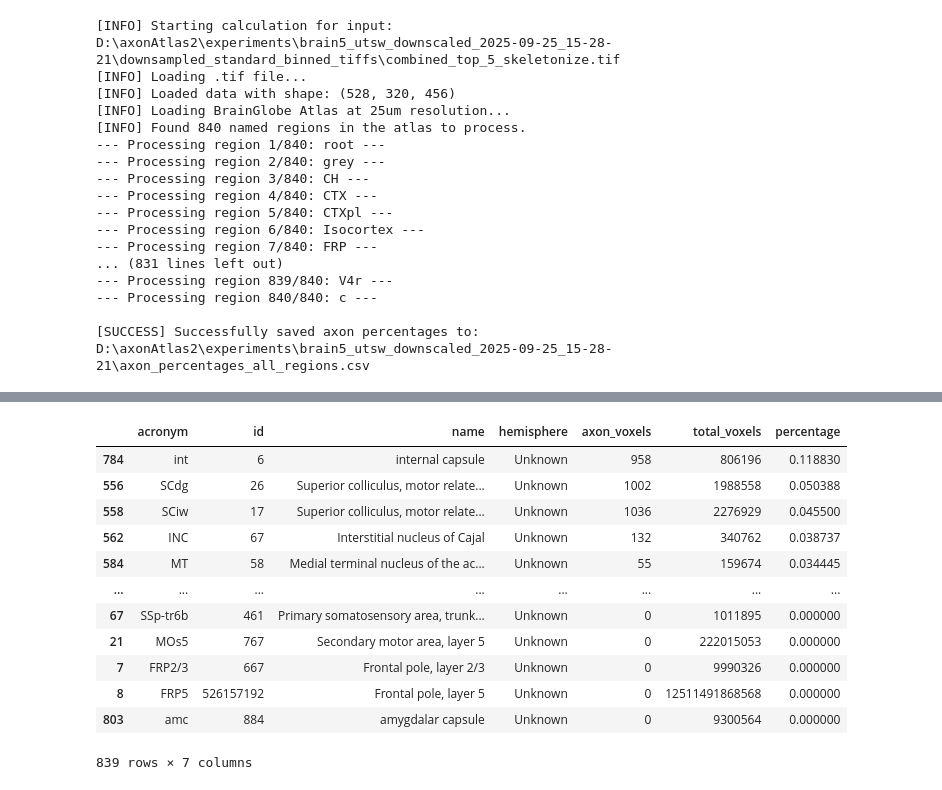
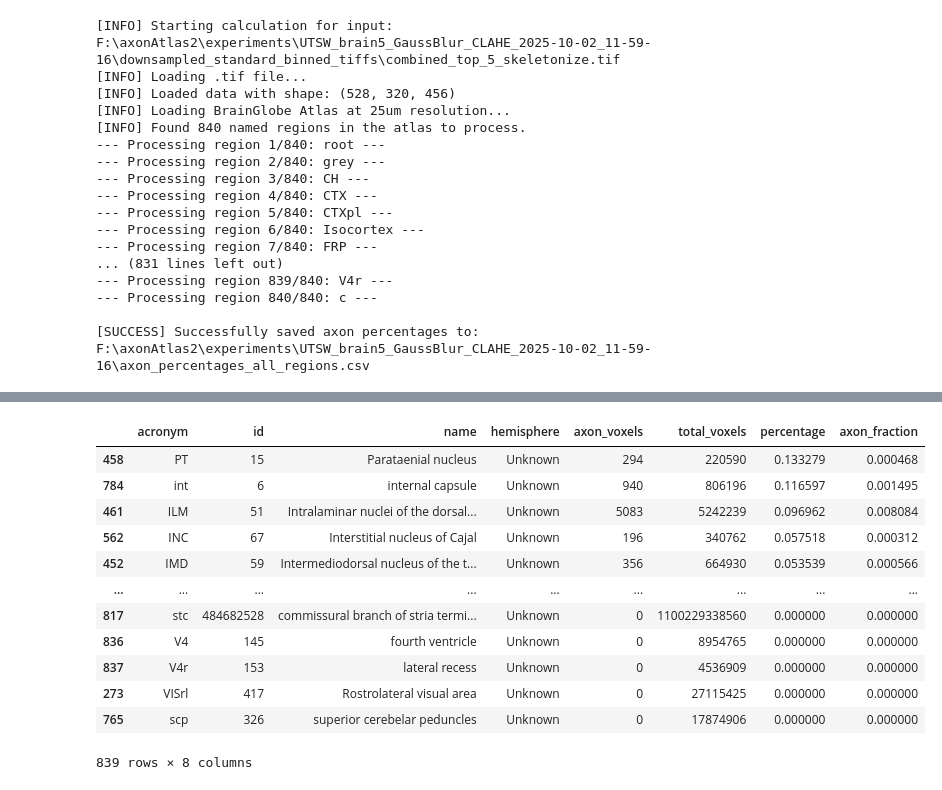
Before and after one commit to c3rry/axonAtlas2, a Jupyter notebook: axonAtlas2_quantification.ipynb, the cells around one changed output, grey strips where cells are left out. Saved outputs shown, nothing was run; the diff lists cells and outputs as text; code cells hidden in the pictures.

```diff
--- a/axonAtlas2_quantification.ipynb
+++ b/axonAtlas2_quantification.ipynb
@@ -1,8 +1,9 @@
 # %%
-from quantification import calculate_axon_percentage, plot_top_regions, axonDict, volumeExtract, bg_heatmap, calculate_hemisphere_axon_percentage, bg_heatmap_slices
-exp_path = r"D:\axonAtlas2\experiments\brain5_utsw_downscaled_2025-09-25_15-28-21"
+!pip install scikit-learn scipy
+from quantification import *
+exp_path = r"F:\axonAtlas2\experiments\UTSW_brain5_GaussBlur_CLAHE_2025-10-02_11-59-16"
 #volume = volumeExtract(exp_path, mode="skeletonize")
-volume = r"D:\axonAtlas2\experiments\brain5_utsw_downscaled_2025-09-25_15-28-21\downsampled_standard_binned_tiffs\combined_top_5_skeletonize.tif"
+volume = r"F:\axonAtlas2\experiments\UTSW_brain5_GaussBlur_CLAHE_2025-10-02_11-59-16\downsampled_standard_binned_tiffs\combined_top_5_skeletonize.tif"
 print(volume)
 import pandas as pd
 # %% [output]
@@ -10,43 +16,43 @@ ImportError: cannot import name 'bg_heatmap_slices' from 'quantification' (d:\ax
 # %%
 df = calculate_axon_percentage(
     input_volume=volume,
-    temp_dir=r"D:\axonAtlas2\experiments\beta_2025-09-10_14-45-50\tmp",
+    temp_dir=r"D:\axonAtlas2\tmp",
     voxel_size=25,
     output_dir = exp_path
 )
 df
 # %% [output]
-[INFO] Starting calculation for input: D:\axonAtlas2\experiments\brain5_utsw_downscaled_2025-09-25_15-28-21\downsampled_standard_binned_tiffs\combined_top_5_skeletonize.tif
+[INFO] Starting calculation for input: F:\axonAtlas2\experiments\UTSW_brain5_GaussBlur_CLAHE_2025-10-02_11-59-16\downsampled_standard_binned_tiffs\combined_top_5_skeletonize.tif
 [INFO] Loading .tif file...
 [INFO] Loaded data with shape: (528, 320, 456)
 [INFO] Loading BrainGlobe Atlas at 25um resolution...
 [INFO] Found 840 named regions in the atlas to process.
 --- Processing region 1/840: root ---
 --- Processing region 2/840: grey ---
 --- Processing region 3/840: CH ---
 --- Processing region 4/840: CTX ---
 --- Processing region 5/840: CTXpl ---
 --- Processing region 6/840: Isocortex ---
 --- Processing region 7/840: FRP ---
 ... (831 lines left out)
 --- Processing region 839/840: V4r ---
 --- Processing region 840/840: c ---
 
-[SUCCESS] Successfully saved axon percentages to: D:\axonAtlas2\experiments\brain5_utsw_downscaled_2025-09-25_15-28-21\axon_percentages_all_regions.csv
+[SUCCESS] Successfully saved axon percentages to: F:\axonAtlas2\experiments\UTSW_brain5_GaussBlur_CLAHE_2025-10-02_11-59-16\axon_percentages_all_regions.csv
 [interactive output not drawn]
-|  | acronym | id | name | hemisphere | axon_voxels | total_voxels | percentage |
-| 784 | int | 6 | internal capsule | Unknown | 958 | 806196 | 0.118830 |
-| 556 | SCdg | 26 | Superior colliculus, motor relate... | Unknown | 1002 | 1988558 | 0.050388 |
-| 558 | SCiw | 17 | Superior colliculus, motor relate... | Unknown | 1036 | 2276929 | 0.045500 |
-| 562 | INC | 67 | Interstitial nucleus of Cajal | Unknown | 132 | 340762 | 0.038737 |
-| 584 | MT | 58 | Medial terminal nucleus of the ac... | Unknown | 55 | 159674 | 0.034445 |
-| ... | ... | ... | ... | ... | ... | ... | ... |
-| 67 | SSp-tr6b | 461 | Primary somatosensory area, trunk... | Unknown | 0 | 1011895 | 0.000000 |
-| 21 | MOs5 | 767 | Secondary motor area, layer 5 | Unknown | 0 | 222015053 | 0.000000 |
-| 7 | FRP2/3 | 667 | Frontal pole, layer 2/3 | Unknown | 0 | 9990326 | 0.000000 |
-| 8 | FRP5 | 526157192 | Frontal pole, layer 5 | Unknown | 0 | 12511491868568 | 0.000000 |
-| 803 | amc | 884 | amygdalar capsule | Unknown | 0 | 9300564 | 0.000000 |
+|  | acronym | id | name | hemisphere | axon_voxels | total_voxels | percentage | axon_fraction |
+| 458 | PT | 15 | Parataenial nucleus | Unknown | 294 | 220590 | 0.133279 | 0.000468 |
+| 784 | int | 6 | internal capsule | Unknown | 940 | 806196 | 0.116597 | 0.001495 |
+| 461 | ILM | 51 | Intralaminar nuclei of the dorsal... | Unknown | 5083 | 5242239 | 0.096962 | 0.008084 |
+| 562 | INC | 67 | Interstitial nucleus of Cajal | Unknown | 196 | 340762 | 0.057518 | 0.000312 |
+| 452 | IMD | 59 | Intermediodorsal nucleus of the t... | Unknown | 356 | 664930 | 0.053539 | 0.000566 |
+| ... | ... | ... | ... | ... | ... | ... | ... | ... |
+| 817 | stc | 484682528 | commissural branch of stria termi... | Unknown | 0 | 1100229338560 | 0.000000 | 0.000000 |
+| 836 | V4 | 145 | fourth ventricle | Unknown | 0 | 8954765 | 0.000000 | 0.000000 |
+| 837 | V4r | 153 | lateral recess | Unknown | 0 | 4536909 | 0.000000 | 0.000000 |
+| 273 | VISrl | 417 | Rostrolateral visual area | Unknown | 0 | 27115425 | 0.000000 | 0.000000 |
+| 765 | scp | 326 | superior cerebelar peduncles | Unknown | 0 | 17874906 | 0.000000 | 0.000000 |
-839 rows × 7 columns
+839 rows × 8 columns
 # %%
 df_hemispheres = calculate_hemisphere_axon_percentage(
     input_volume = volume,
```
Also changed, not shown: parts of 12 cells of this notebook, 1 other file.
